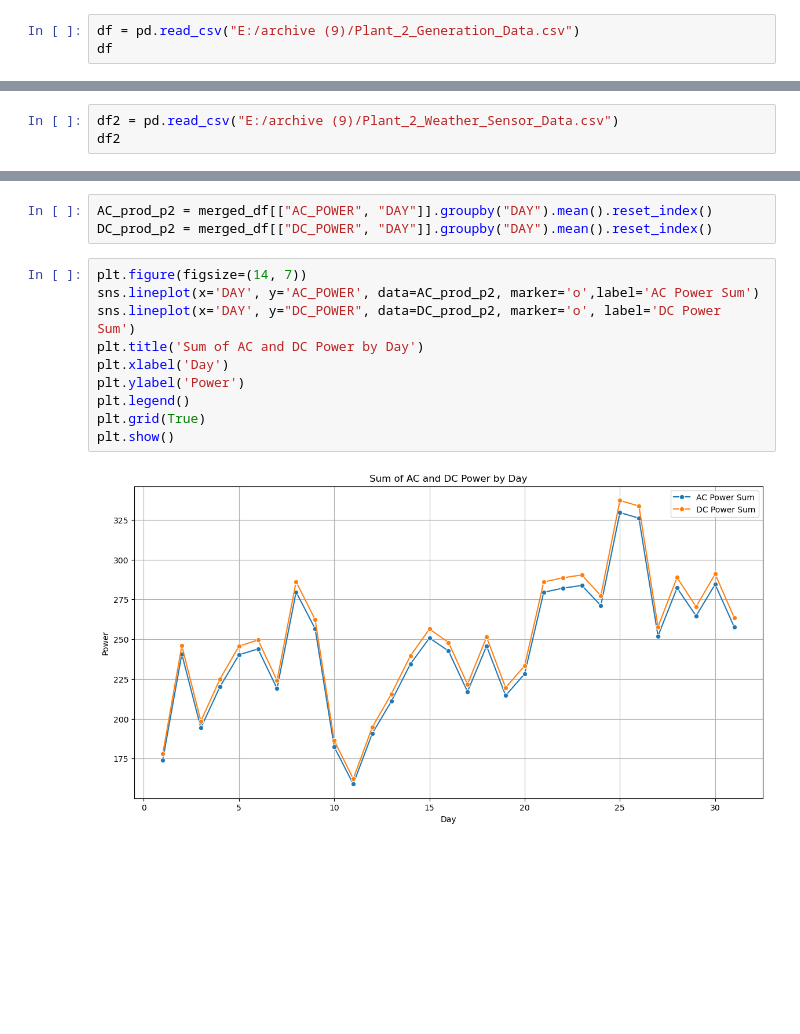
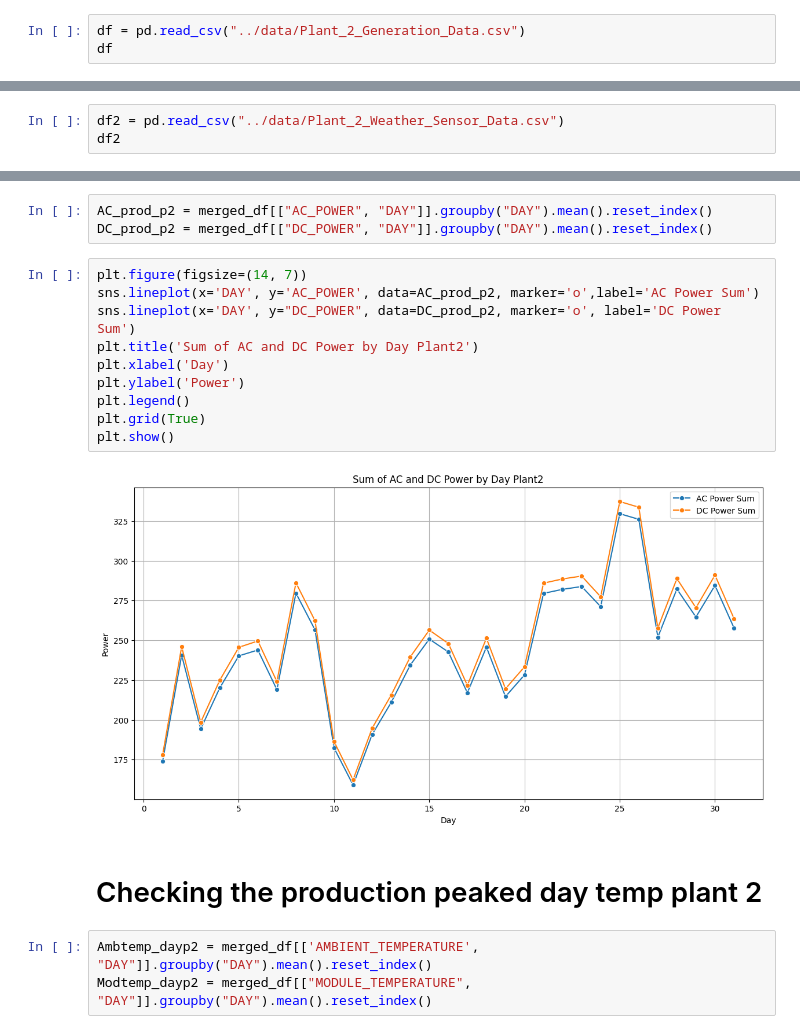
Before and after one commit to theDhanendra/Solar_power, a Jupyter notebook: notebooks/Construct_week.ipynb, the cells around one changed output, grey strips where cells are left out. Saved outputs shown, nothing was run; the diff lists cells and outputs as text; blank space fills up the shorter version.

```diff
--- a/notebooks/Construct_week.ipynb
+++ b/notebooks/Construct_week.ipynb
@@ -259,7 +445,7 @@ plt.show()
 # %% [markdown]
 # Plant 2 Data
 # %%
-df = pd.read_csv("E:/archive (9)/Plant_2_Generation_Data.csv")
+df = pd.read_csv("../data/Plant_2_Generation_Data.csv")
 df
 # %% [output]
 |  | DATE_TIME | PLANT_ID | SOURCE_KEY | DC_POWER | AC_POWER | DAILY_YIELD | TOTAL_YIELD |
@@ -276,7 +462,7 @@ df
 | 67697 | 2020-06-17 23:45:00 | 4136001 | xoJJ8DcxJEcupym | 0.0 | 0.0 | 4316.000000 | 2.093357e+08 |
 67698 rows × 7 columns
 # %%
-df2 = pd.read_csv("E:/archive (9)/Plant_2_Weather_Sensor_Data.csv")
+df2 = pd.read_csv("../data/Plant_2_Weather_Sensor_Data.csv")
 df2
 # %% [output]
 |  | DATE_TIME | PLANT_ID | SOURCE_KEY | AMBIENT_TEMPERATURE | MODULE_TEMPERATURE | IRRADIATION |
@@ -424,12 +610,17 @@ DC_prod_p2 = merged_df[["DC_POWER", "DAY"]].groupby("DAY").mean().reset_index()
 # %%
 plt.figure(figsize=(14, 7))
 sns.lineplot(x='DAY', y='AC_POWER', data=AC_prod_p2, marker='o',label='AC Power Sum')
 sns.lineplot(x='DAY', y="DC_POWER", data=DC_prod_p2, marker='o', label='DC Power Sum')
-plt.title('Sum of AC and DC Power by Day')
+plt.title('Sum of AC and DC Power by Day Plant2')
 plt.xlabel('Day')
 plt.ylabel('Power')
 plt.legend()
 plt.grid(True)
 plt.show()
 # %% [output]
-[figure, old version]
+[figure, new version]
+# %% [markdown]
+# Checking the production peaked day temp plant 2
+# %%
+Ambtemp_dayp2 = merged_df[['AMBIENT_TEMPERATURE', "DAY"]].groupby("DAY").mean().reset_index()
+Modtemp_dayp2 = merged_df[["MODULE_TEMPERATURE", "DAY"]].groupby("DAY").mean().reset_index()
```
Also changed, not shown: parts of 66 cells of this notebook, 3 other files.
